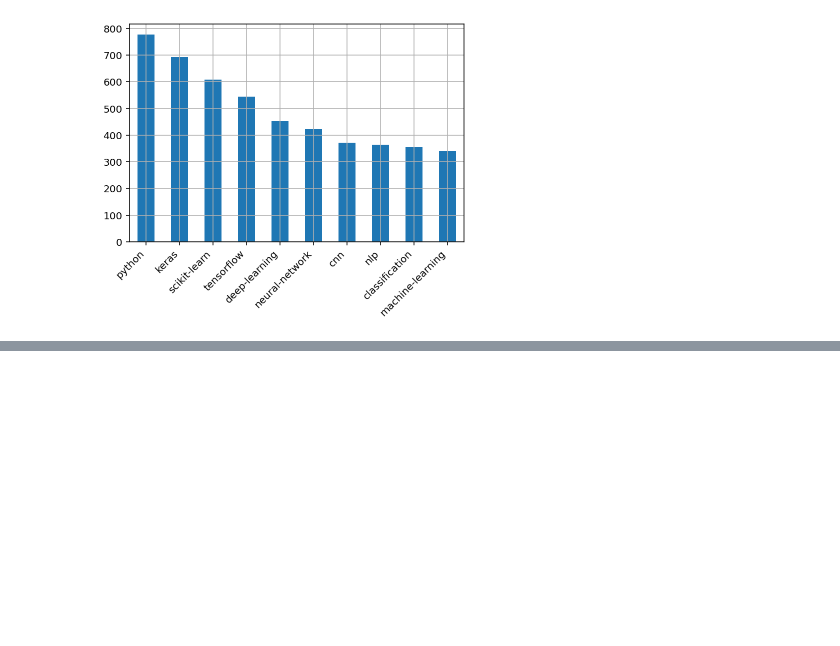
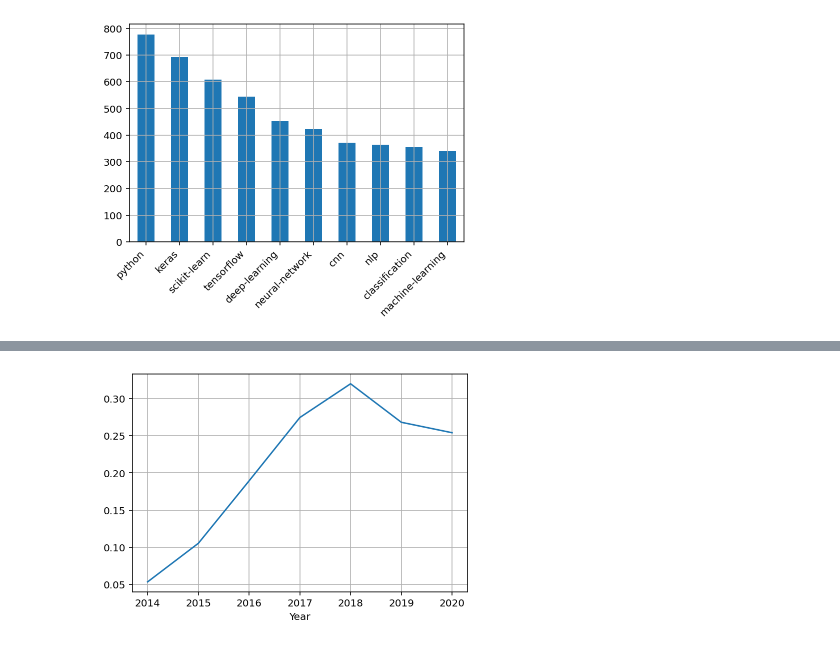
Before and after one commit to ajlaan-bridle/dataquest-projects, a Jupyter notebook: 11-stackexchange-ds/seds.ipynb, the cells around one changed output, grey strips where cells are left out. Cells and saved outputs as stored; diff of their text form; code cells hidden in the pictures; blank space fills up the shorter version.

```diff
--- a/11-stackexchange-ds/seds.ipynb
+++ b/11-stackexchange-ds/seds.ipynb
@@ -170,0 +204,5 @@ A merged DataFrame has been created from the question count and view count data
+# %%
+all_questions = pd.read_csv('./all_questions.csv', parse_dates=['CreationDate'])
+all_questions['Tags'] = all_questions['Tags'].str.replace('><', ',').str.replace(r'[<>]', '')
+print(all_questions.info())
+all_questions.head()
@@ -170,0 +227,30 @@ A merged DataFrame has been created from the question count and view count data
+# %%
+deep_learning_tags = [
+    'deep-learning',
+    'neural-network',
+    'cnn',
+    'image-classification',
+    'rnn'
+]
+
+def is_dl_related(tags):
+    for dl_tag in deep_learning_tags:
+        if dl_tag in tags:
+            return True
+    return False
+
+deep_learning_mask = all_questions['Tags'].apply(is_dl_related)
+dl_questions = all_questions[deep_learning_mask]
+dl_questions['Year'] = dl_questions['CreationDate'].dt.year
+dl_questions_yearly = dl_questions.groupby('Year').agg('count')
+# print(dl_questions_yearly.info())
+
+all_questions['Year'] = all_questions['CreationDate'].dt.year
+all_questions_yearly = all_questions.groupby('Year').agg('count')
+# print(all_questions_yearly.info())
+
+dl_questions_yearly['Perc'] = dl_questions_yearly['Tags'] / all_questions_yearly['Tags']
+dl_questions_yearly['Perc'].plot(kind='line', grid=True)
+plt.show()
+# %% [output]
+[figure, added]
```
Also changed, not shown: parts of 4 cells of this notebook, 1 other file.
